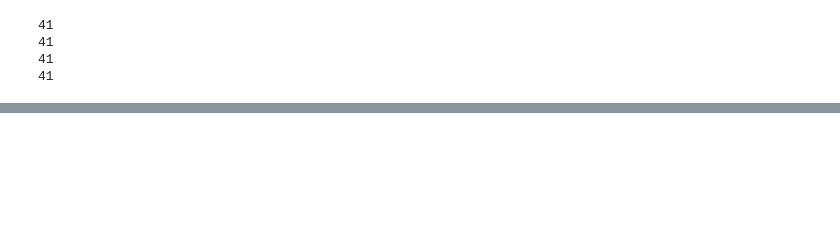
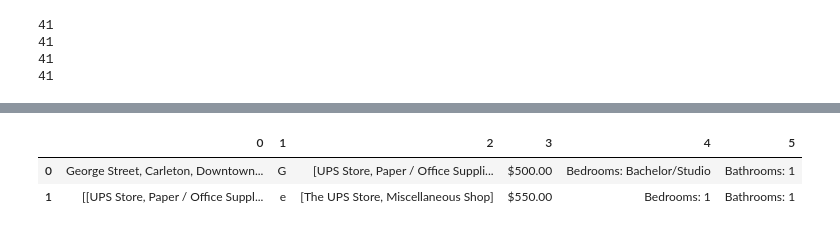
Before and after one commit to carloscaeduardo/Capstone-Project---The-Battle-of-Neighborhoods, a Jupyter notebook: The_apartment_finder.ipynb, the cells around one changed output, grey strips where cells are left out. Drawn from its saved outputs; the diff is of its cells as text; code cells hidden in the pictures; blank space fills up the shorter version.

Commit message:
updated apartment_finder set/14
Adding lists to create the final df.

```diff
--- a/The_apartment_finder.ipynb
+++ b/The_apartment_finder.ipynb
@@ -472,3 +498,8 @@ print(len(geo_location))
 41
 41
 41
+# %%
+for i in discarded_index:
+    ap_prices.remove(ap_prices[i])
+    num_bedrooms.remove(num_bedrooms[i])
+    num_bathrooms.remove(num_bathrooms[i])
@@ -474,0 +547,8 @@ print(len(geo_location))
+# %%
+apartment_df= pd.DataFrame(list(zip(full_list[0], full_list[1][0], full_list[1][1], ap_prices, num_bedrooms, num_bathrooms)))
+# %%
+apartment_df
+# %% [output]
+|  | 0 | 1 | 2 | 3 | 4 | 5 |
+| 0 | George Street, Carleton, Downtown... | G | [UPS Store, Paper / Office Suppli... | $500.00 | Bedrooms: Bachelor/Studio | Bathrooms: 1 |
+| 1 | [[UPS Store, Paper / Office Suppl... | e | [The UPS Store, Miscellaneous Shop] | $550.00 | Bedrooms: 1 | Bathrooms: 1 |
```
Also changed, not shown: parts of 15 cells of this notebook.
